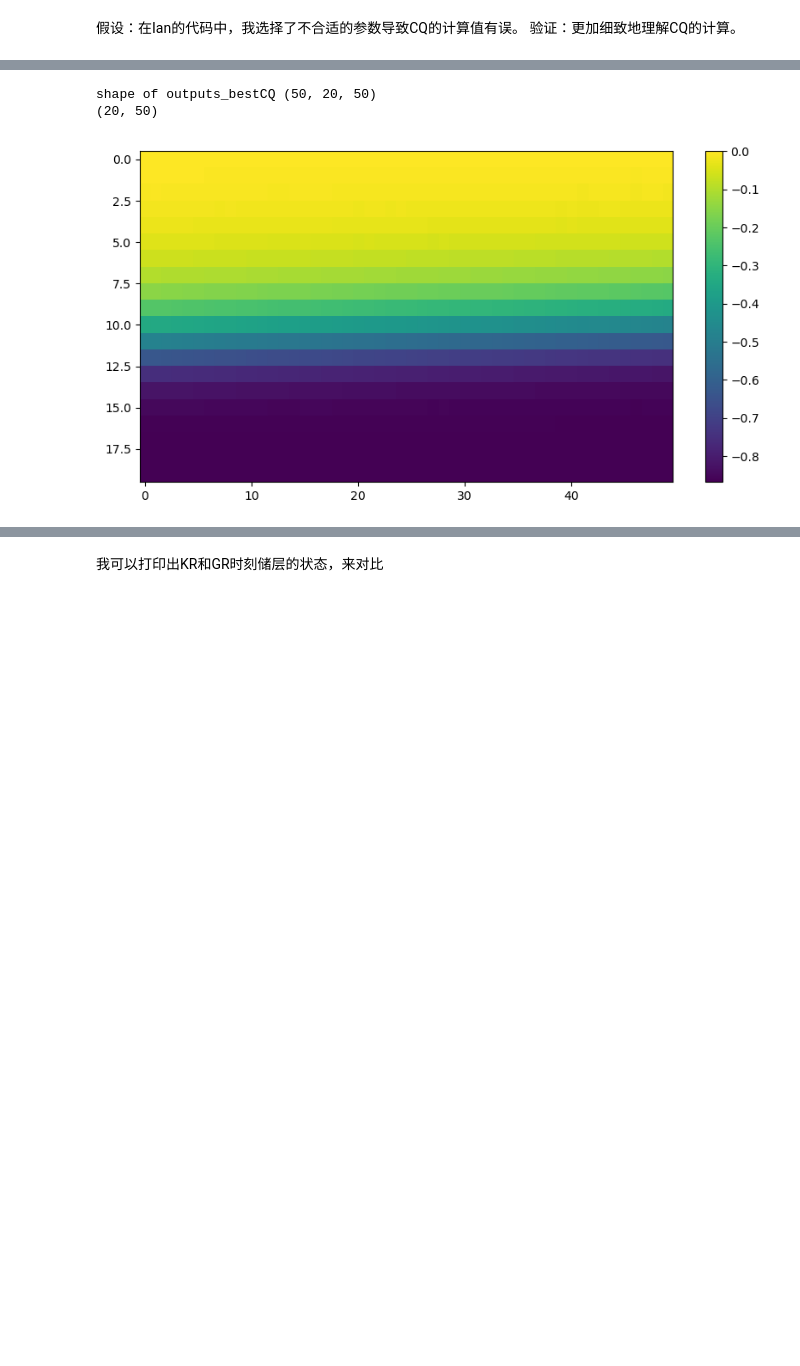
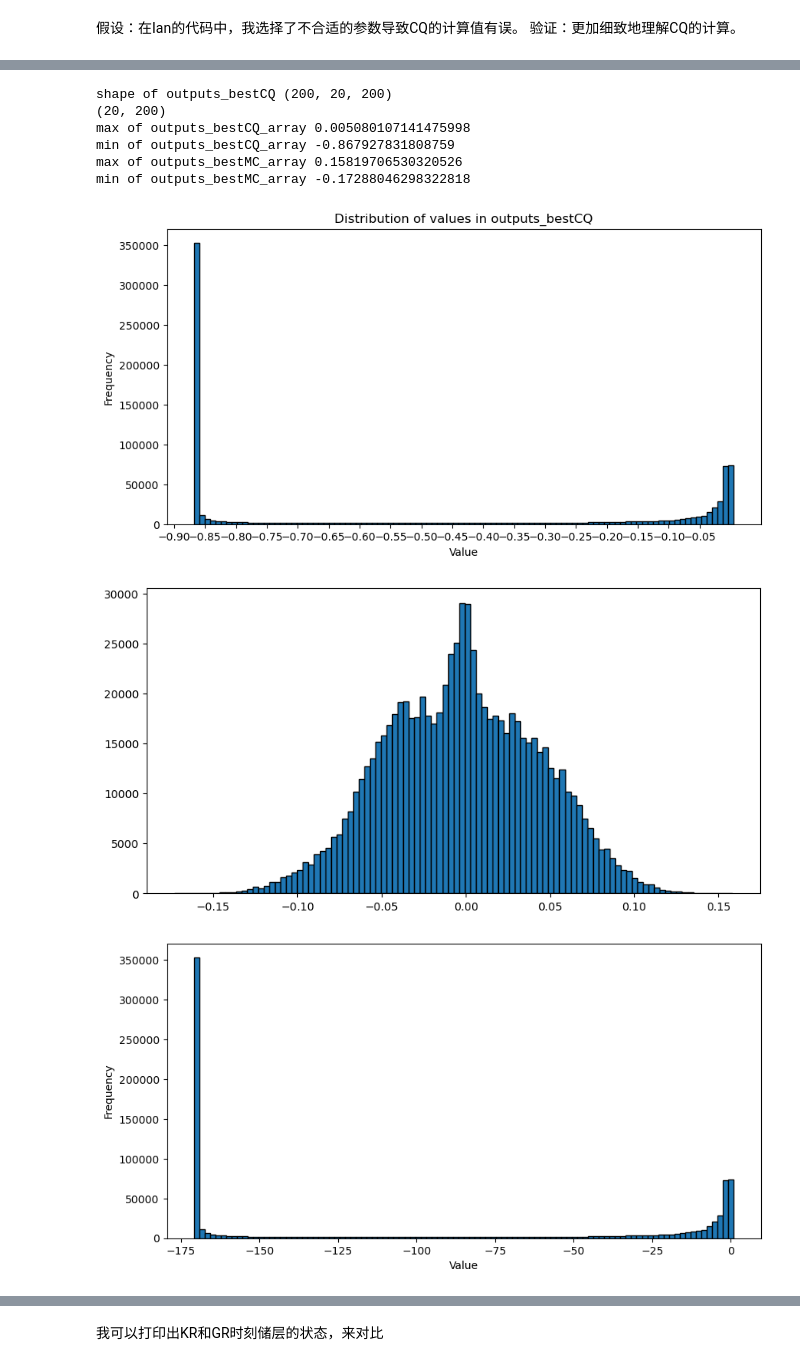
Before and after one commit to VvvpC/spnc_taskindependent_metrics, a Jupyter notebook: Test_Temporary/test_bestCQ_nomemory.ipynb, the cells around one changed output, grey strips where cells are left out. Saved outputs shown, nothing was run; the diff lists cells and outputs as text; code cells hidden in the pictures; blank space fills up the shorter version.

```diff
--- a/Test_Temporary/test_bestCQ_nomemory.ipynb
+++ b/Test_Temporary/test_bestCQ_nomemory.ipynb
@@ -336,7 +336,7 @@ def evaluate_KRandGR(reservoir_params, Nreadouts=50, Nwash=10, **kwargs):
     Normalized_States = States/np.amax(States)
     # print('Normalized States',Normalized_States[0])
     # print('shape of Normalized States',np.shape(Normalized_States))
-    KR, GR, GR_states, KR_states = Evaluate_KR_GR(Normalized_States, Nreadouts, threshold=0.1)  # <--- 用Nreadouts
+    KR, GR, GR_states, KR_states = Evaluate_KR_GR(States, Nreadouts, threshold=0.001)  # <--- 用Nreadouts
     return KR, GR, GR_states, KR_states, outputs, States, Normalized_States
 # %%
 def eva_narma10(reservoir_params: ReservoirParams,
@@ -727,13 +727,13 @@ plt.show()
 # %%
 # 直观地对比bestMC和bestCQ的差异
 params_bestCQ = ReservoirParams(
-            h=0.4, m0=0.00636114267244565, Nvirt=50, beta_prime=27.5044435911311,
-            params={'theta': 0.01, 'gamma': 0.308759977781925, 'Nvirt': 50}
+            h=0.4, m0=0.00636114267244565, Nvirt=200, beta_prime=27.5044435911311,
+            params={'theta': 0.01, 'gamma': 0.308759977781925, 'Nvirt': 200}
         )
 
 params_bestMC = ReservoirParams(
-            h=0.4, m0=0.008, Nvirt=50, beta_prime=	50.0,
-            params={'theta': 0.156493838858319, 'gamma': 0.0460842584494091, 'Nvirt': 50}
+            h=0.4, m0=0.008, Nvirt=200, beta_prime=	50.0,
+            params={'theta': 0.156493838858319, 'gamma': 0.0460842584494091, 'Nvirt': 200}
         )
 print('#########################')
 print('bestCQ')
@@ -758,17 +758,56 @@ KR_bestMC, GR_bestMC 6 2
 # %%
 print('shape of outputs_bestCQ',np.shape(outputs_bestCQ))
 print(np.shape(outputs_bestCQ[1]))
 
-# 我想了解outputs_bestCQ中的元素数值分布，用柱状图来可是会
-print(outputs_bestCQ[1])
+# 我想了解outputs_bestCQ中的元素数值分布，请用柱状图来表示元素的数值分布
+# 将list转成numpy数组
+outputs_bestCQ_array = np.array(outputs_bestCQ)
+outputs_bestMC_array = np.array(outputs_bestMC)
+
+# 打印出outputs_bestCQ_array的最大值和最小值
+print('max of outputs_bestCQ_array',np.max(outputs_bestCQ_array))
+print('min of outputs_bestCQ_array',np.min(outputs_bestCQ_array))
+
+# 打印出outputs_bestMC_array的最大值和最小值
+print('max of outputs_bestMC_array',np.max(outputs_bestMC_array))
+print('min of outputs_bestMC_array',np.min(outputs_bestMC_array))
 
 
-# shape of outputs_bestCQ (50, 20, 50),
+
 plt.figure(figsize=(10, 5))
-plt.imshow(outputs_bestCQ[1], aspect='auto')
-plt.colorbar()
+plt.hist(outputs_bestCQ_array.flatten(), bins=100, edgecolor='black')
+plt.ylabel('Frequency')
+plt.xlabel('Value')
+# x轴的刻度尺再细一点
+plt.xticks(np.arange(-0.9, 0, 0.05))
+plt.title('Distribution of values in outputs_bestCQ')
 plt.show()
+
+plt.figure(figsize=(10, 5))
+plt.hist(outputs_bestMC_array.flatten(), bins=100, edgecolor='black')
+# 在图上标出每个bin的数值
+plt.show()
+
+# States_bestCQ的分布
+plt.figure(figsize=(10, 5))
+plt.hist(Normalized_States_bestCQ.flatten(), bins=100, edgecolor='black')
+plt.ylabel('Frequency')
+plt.xlabel('Value')
+plt.show()
+
+# States_bestMC的分布
+plt.figure(figsize=(10, 5))
+plt.hist(Normalized_States_bestMC.flatten(), bins=100, edgecolor='black')
+plt.ylabel('Frequency')
+plt.xlabel('Value')
+plt.show()
 # %% [output]
-shape of outputs_bestCQ (50, 20, 50)
-(20, 50)
+shape of outputs_bestCQ (200, 20, 200)
+(20, 200)
+max of outputs_bestCQ_array 0.005080107141475998
+min of outputs_bestCQ_array -0.867927831808759
+max of outputs_bestMC_array 0.15819706530320526
+min of outputs_bestMC_array -0.17288046298322818
-[figure, old version]
+[figure, new version]
+[figure, added]
+[figure, added]
```
Also changed, not shown: parts of 11 cells of this notebook.
